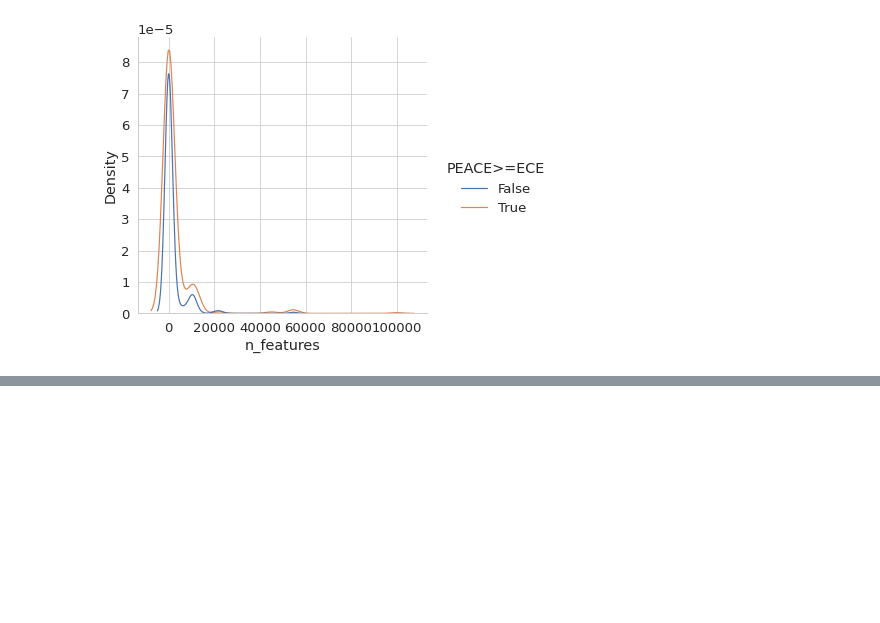
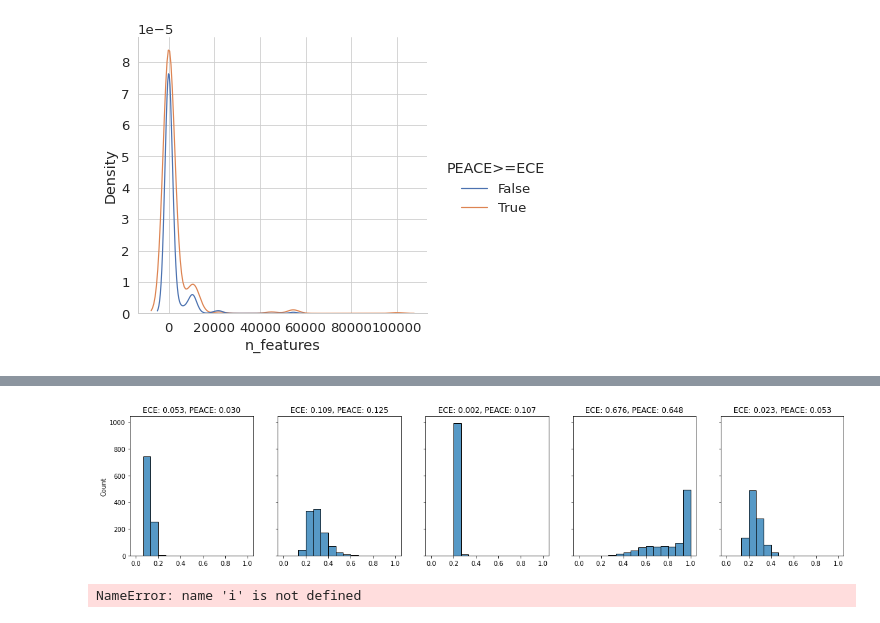
Before and after one commit to MaximLippeveld/riverreliability, a Jupyter notebook: experiments/compare_metrics_over_datasets.ipynb, the cells around one changed output, grey strips where cells are left out. Drawn from its saved outputs; the diff is of its cells as text; code cells hidden in the pictures; blank space fills up the shorter version.

```diff
--- a/experiments/compare_metrics_over_datasets.ipynb
+++ b/experiments/compare_metrics_over_datasets.ipynb
@@ -530,0 +546,2 @@ seaborn.displot(data=tasks_meta, x="n_features", hue="PEACE>=ECE", kind="kde")
+# %%
+logreg_data = func(partial(sklearn.linear_model.LogisticRegression, max_iter=1000))
@@ -530,0 +566,22 @@ seaborn.displot(data=tasks_meta, x="n_features", hue="PEACE>=ECE", kind="kde")
+# %%
+svm_data = func(partial(sklearn.svm.SVC, max_iter=1000, probability=True))
+# %%
+mlp_data = func(partial(sklearn.neural_network.MLPClassifier, max_iter=1000))
+# %%
+rf_data = func(sklearn.ensemble.RandomForestClassifier)
+# %%
+fig, axes = plt.subplots(1, 5, sharex=True, sharey=True, figsize=(20, 4))
+
+for ax, data in zip(axes, [ada_data, logreg_data, svm_data, mlp_data, rf_data]):
+    y_probs = numpy.hstack([p.max(axis=1) for p in data[0]])
+    y_preds = numpy.hstack(data[1])
+    y_test = numpy.hstack(data[2])
+    ax.set_title(f"ECE: {metrics.ece(y_probs, y_preds, y_test, bins=15):.3f}, PEACE: {metrics.peace(y_probs, y_preds, y_test, bins=15):.3f}")
+
+    seaborn.histplot(y_probs, ax=ax, bins=numpy.histogram_bin_edges(y_probs, bins=15, range=(0,1)))
+# %% [output]
+[figure, added]
+# %%
+plots.river_reliability_diagram(mlp_data[0][i].max(axis=1), mlp_data[1][i], mlp_data[2][i], bins=15)
+# %% [output]
+NameError: name 'i' is not defined
```
Also changed, not shown: parts of 32 cells of this notebook, 1 other file.
